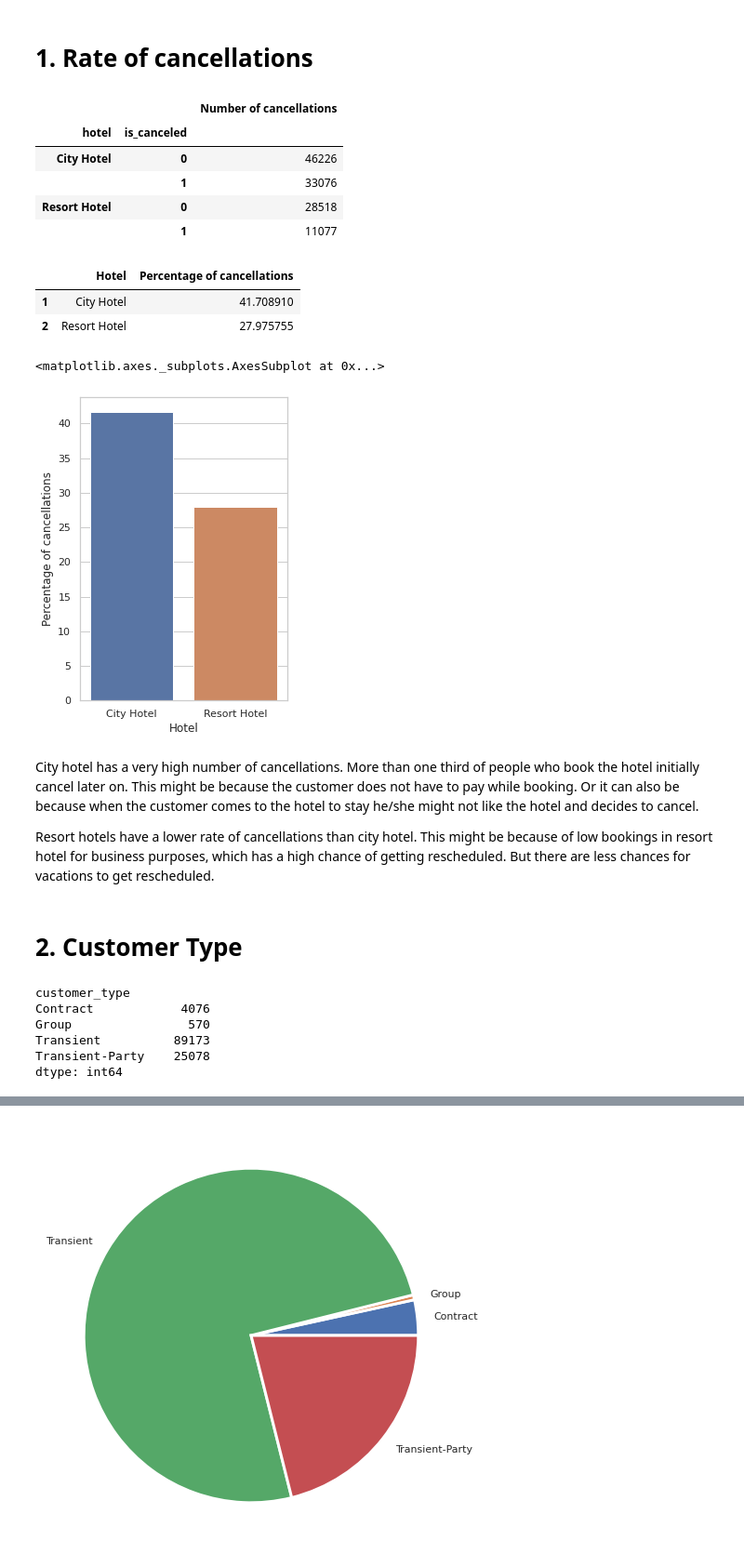
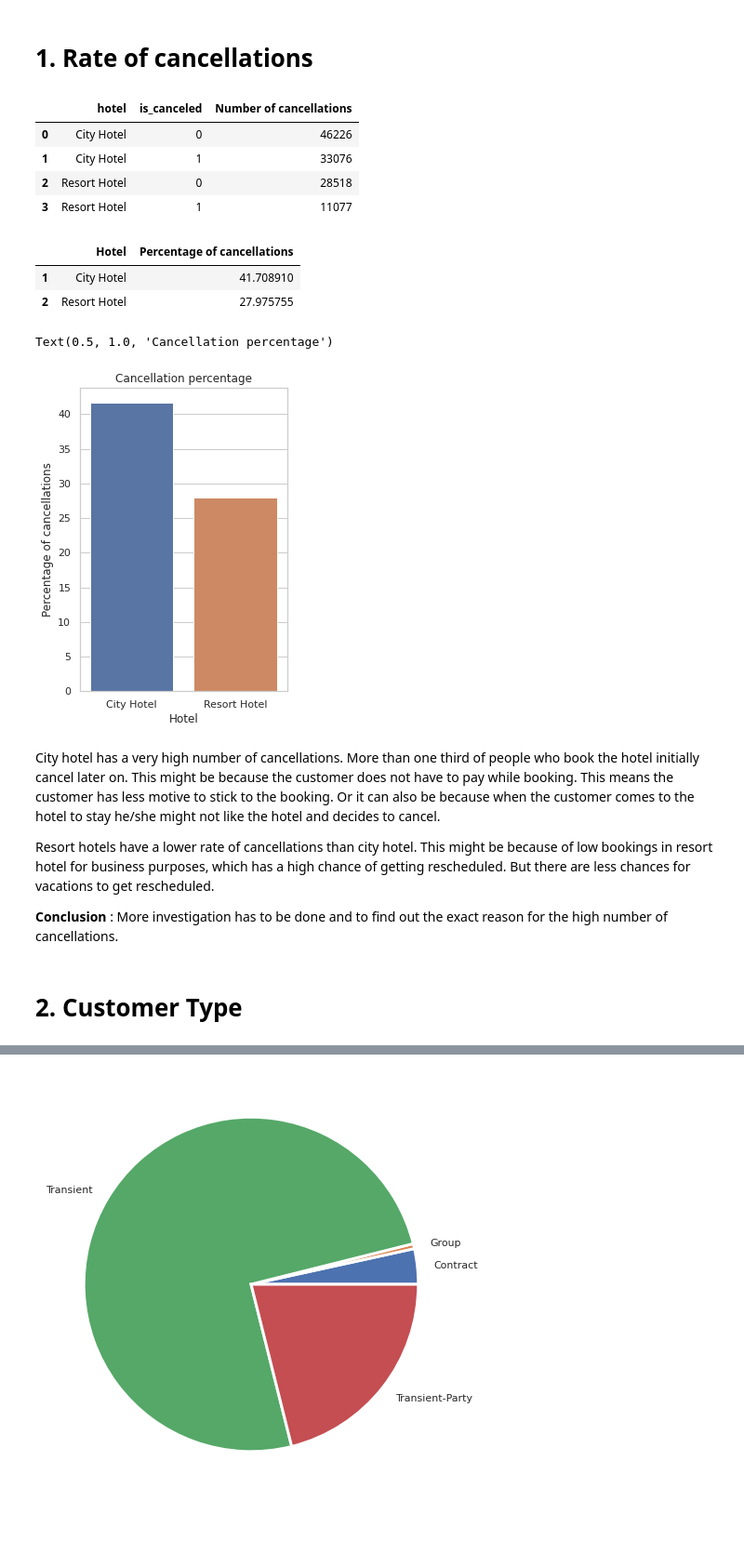
Before and after one commit to manm0han/hotel-booking-eda, a Jupyter notebook: Manmohan_Madhu_Hotel_Booking_Analysis_Capstone_Project.ipynb, the cells around one changed output, grey strips where cells are left out. Shown: that part at 93% size. Saved outputs shown, nothing was run; the diff lists cells and outputs as text; code cells hidden in the pictures; blank space fills up the shorter version.

Commit message:
Changed a couple of charts, edited cancellation section

```diff
--- a/Manmohan_Madhu_Hotel_Booking_Analysis_Capstone_Project.ipynb
+++ b/Manmohan_Madhu_Hotel_Booking_Analysis_Capstone_Project.ipynb
@@ -276,14 +274,13 @@ hotel_booking_df.head()
 # Determining cancellations per hotel
 # 0 is not cancelled and 1 is cancelled
 cancellations = hotel_booking_df.groupby(['hotel', 'is_canceled']).size()
-pd.DataFrame(cancellations, columns = ['Number of cancellations'])
+pd.DataFrame(cancellations, columns = ['Number of cancellations']).reset_index()
 # %% [output]
-|  |  | Number of cancellations |
-| hotel | is_canceled |  |
-| City Hotel | 0 | 46226 |
-|  | 1 | 33076 |
-| Resort Hotel | 0 | 28518 |
-|  | 1 | 11077 |
+|  | hotel | is_canceled | Number of cancellations |
+| 0 | City Hotel | 0 | 46226 |
+| 1 | City Hotel | 1 | 33076 |
+| 2 | Resort Hotel | 0 | 28518 |
+| 3 | Resort Hotel | 1 | 11077 |
 # %%
 # Calculating percentage of cancellations and storing it in a dataframe
 cancellations_df = pd.DataFrame(data = [['City Hotel', cancellations['City Hotel'][1]/(cancellations['City Hotel'][1]+cancellations['City Hotel'][0])*100],
@@ -297,24 +294,17 @@ cancellations_df
 # %%
 # Plotting the cancellation percentage
 sns.set_theme(style="whitegrid")
 plt.subplots(figsize = (4,6))
-sns.barplot(data = cancellations_df, x = 'Hotel', y = 'Percentage of cancellations')
+sns.barplot(data = cancellations_df, x = 'Hotel', y = 'Percentage of cancellations').set_title('Cancellation percentage')
 # %% [output]
-<matplotlib.axes._subplots.AxesSubplot at 0x...>
+Text(0.5, 1.0, 'Cancellation percentage')
-[figure, old version]
+[figure, new version]
 # %% [markdown]
-City hotel has a very high number of cancellations. More than one third of people who book the hotel initially cancel later on. This might be because the customer does not have to pay while booking. Or it can also be because when the customer comes to the hotel to stay he/she might not like the hotel and decides to cancel.
+City hotel has a very high number of cancellations. More than one third of people who book the hotel initially cancel later on. This might be because the customer does not have to pay while booking. This means the customer has less motive to stick to the booking. Or it can also be because when the customer comes to the hotel to stay he/she might not like the hotel and decides to cancel.
 
 Resort hotels have a lower rate of cancellations than city hotel. This might be because of low bookings in resort hotel for business purposes, which has a high chance of getting rescheduled. But there are less chances for vacations to get rescheduled.
+
+**Conclusion** : More investigation has to be done and to find out the exact reason for the high number of cancellations.
 # %% [markdown]
 # 2. Customer Type
-# %%
-hotel_booking_df.groupby(['customer_type']).size()
-# %% [output]
-customer_type
-Contract            4076
-Group                570
-Transient          89173
-Transient-Party    25078
-dtype: int64
 # %%
```
Also changed, not shown: parts of 9 cells of this notebook.
